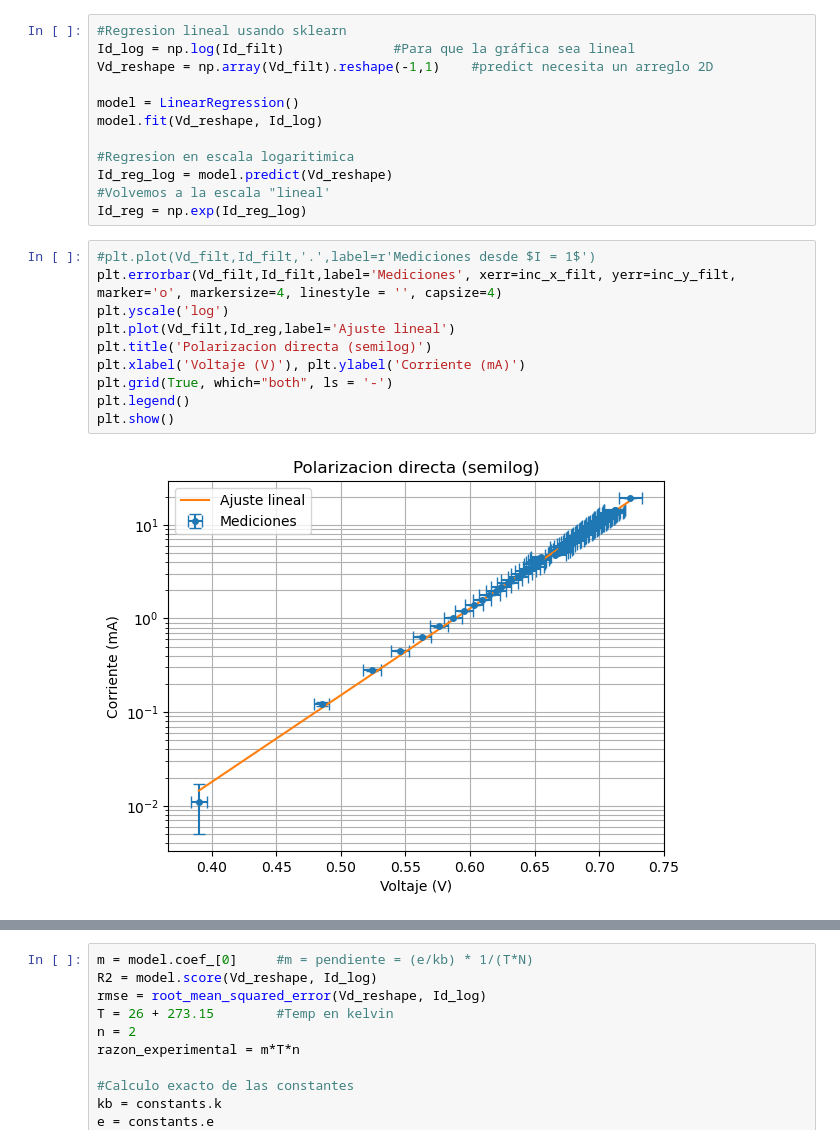
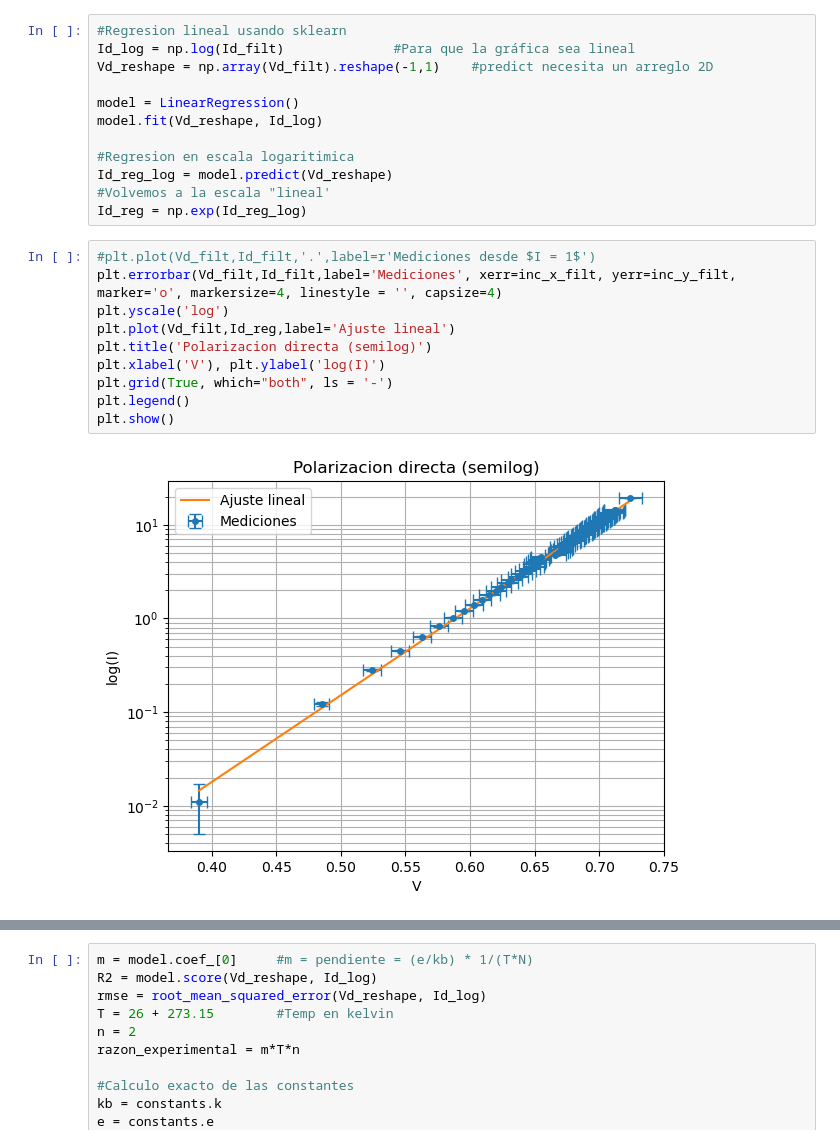
Before and after one commit to Alexi5omg/Labo-Contemporanea, a Jupyter notebook: Practica1/Practica1.ipynb, the cells around one changed output, grey strips where cells are left out. Saved outputs shown, nothing was run; the diff lists cells and outputs as text.

```diff
--- a/Practica1/Practica1.ipynb
+++ b/Practica1/Practica1.ipynb
@@ -109,15 +107,15 @@ Id_reg = np.exp(Id_reg_log)
 # %%
 #plt.plot(Vd_filt,Id_filt,'.',label=r'Mediciones desde $I = 1$')
 plt.errorbar(Vd_filt,Id_filt,label='Mediciones', xerr=inc_x_filt, yerr=inc_y_filt, marker='o', markersize=4, linestyle = '', capsize=4)
 plt.yscale('log')
 plt.plot(Vd_filt,Id_reg,label='Ajuste lineal')
 plt.title('Polarizacion directa (semilog)')
-plt.xlabel('Voltaje (V)'), plt.ylabel('Corriente (mA)')
+plt.xlabel('V'), plt.ylabel('log(I)')
 plt.grid(True, which="both", ls = '-')
 plt.legend()
 plt.show()
 # %% [output]
-[figure, old version]
+[figure, new version]
 # %%
 #plt.plot(Vd_inv,Id_inv,'.',label='Mediciones')
 #Vd_inv = np.array(Vd_inv)
```
Also changed, not shown: parts of 4 cells of this notebook, 4 other files.
